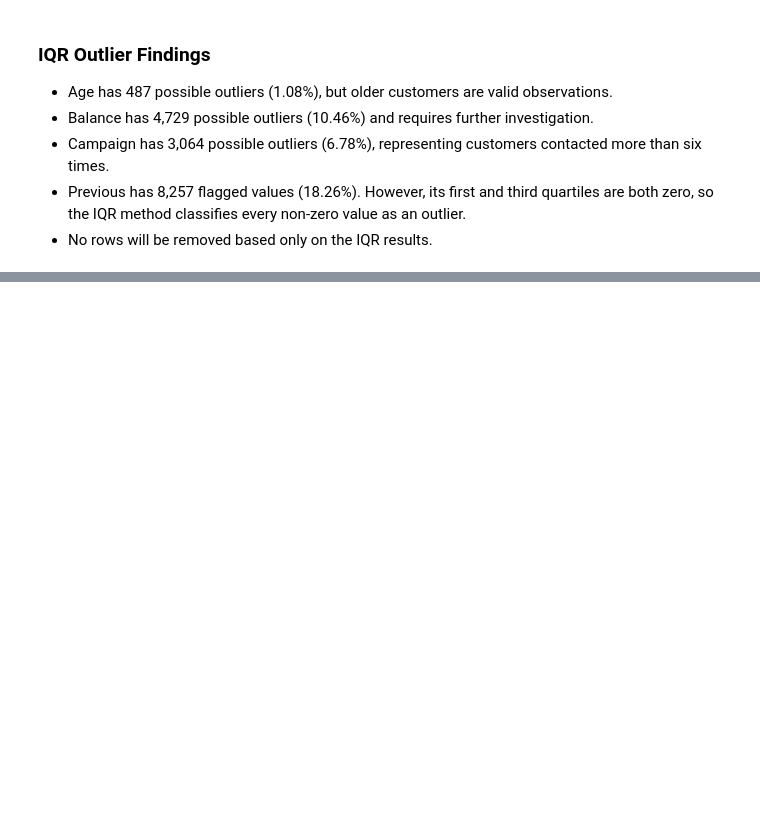
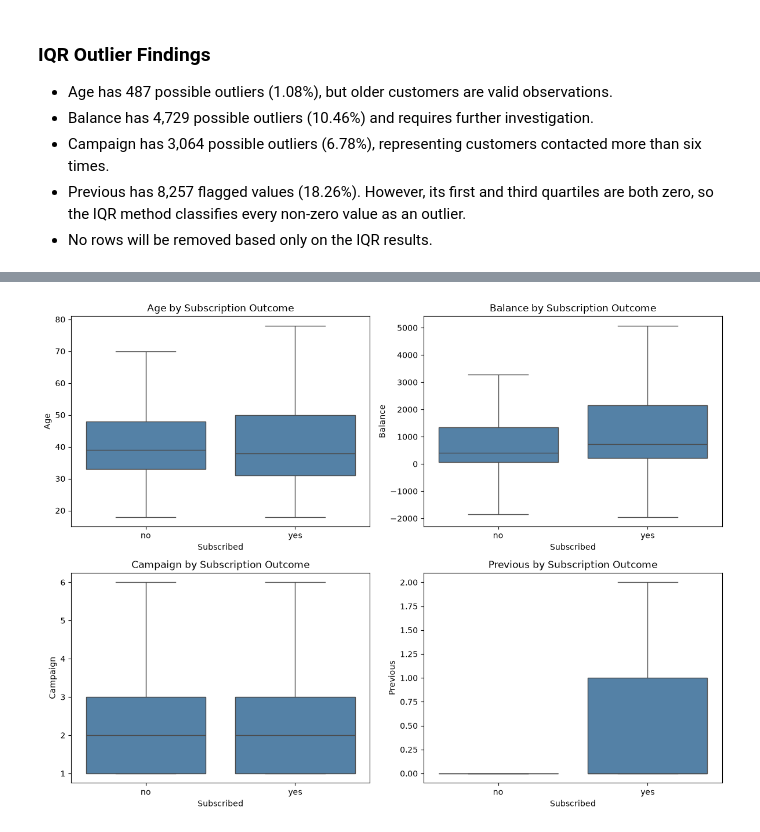
Before and after one commit to Abdikani94/Bank-Customer-Intelligence-System, a Jupyter notebook: notebooks/eda.ipynb, the cells around one changed output, grey strips where cells are left out. Saved outputs shown, nothing was run; the diff lists cells and outputs as text; code cells hidden in the pictures; blank space fills up the shorter version.

```diff
--- a/notebooks/eda.ipynb
+++ b/notebooks/eda.ipynb
@@ -277,0 +545,31 @@ outlier_summary_df
+# %%
+comparison_columns = [
+    "age",
+    "balance",
+    "campaign",
+    "previous"
+]
+
+fig, axes = plt.subplots(2, 2, figsize=(12, 9))
+axes = axes.flatten()
+
+for index, column in enumerate(comparison_columns):
+    sns.boxplot(
+        data=df,
+        x="y",
+        y=column,
+        ax=axes[index],
+        showfliers=False,
+        color="steelblue"
+    )
+
+    axes[index].set_title(
+        f"{column.capitalize()} by Subscription Outcome"
+    )
+    axes[index].set_xlabel("Subscribed")
+    axes[index].set_ylabel(column.capitalize())
+
+plt.tight_layout()
+plt.show()
+# %% [output]
+[figure, added]
```
Also changed, not shown: parts of 22 cells of this notebook.
